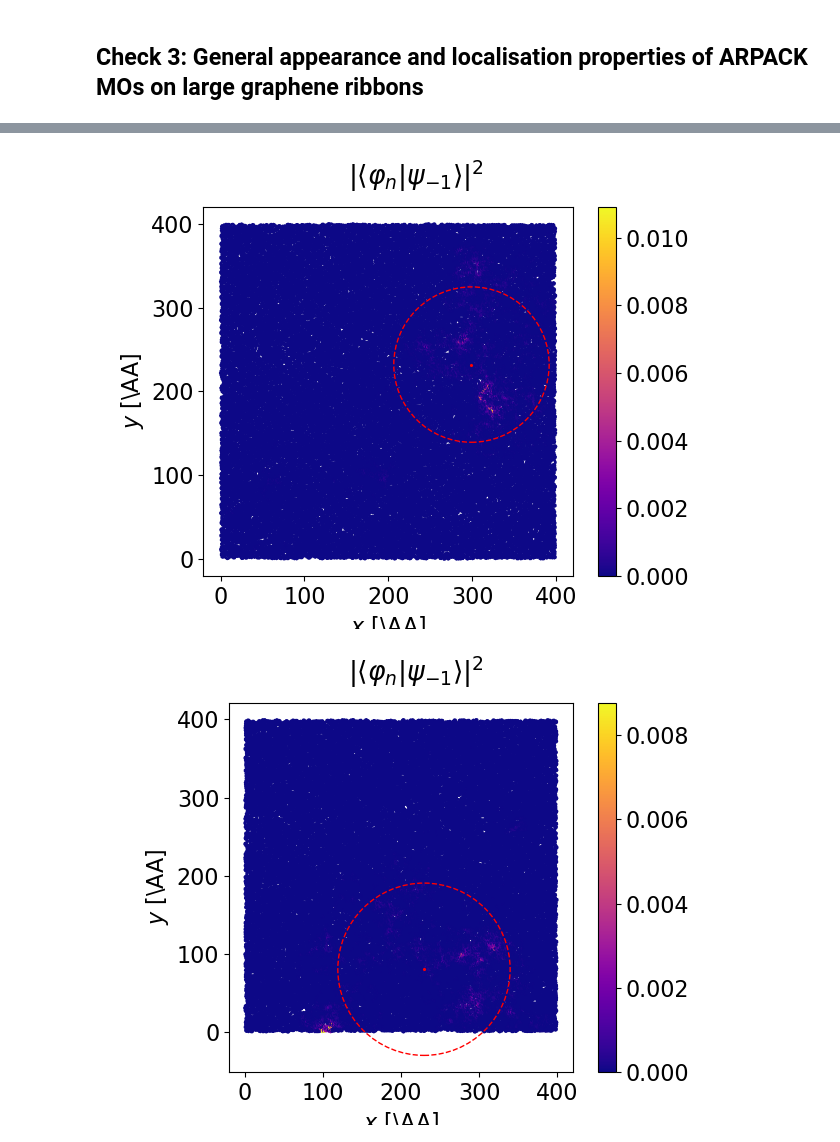
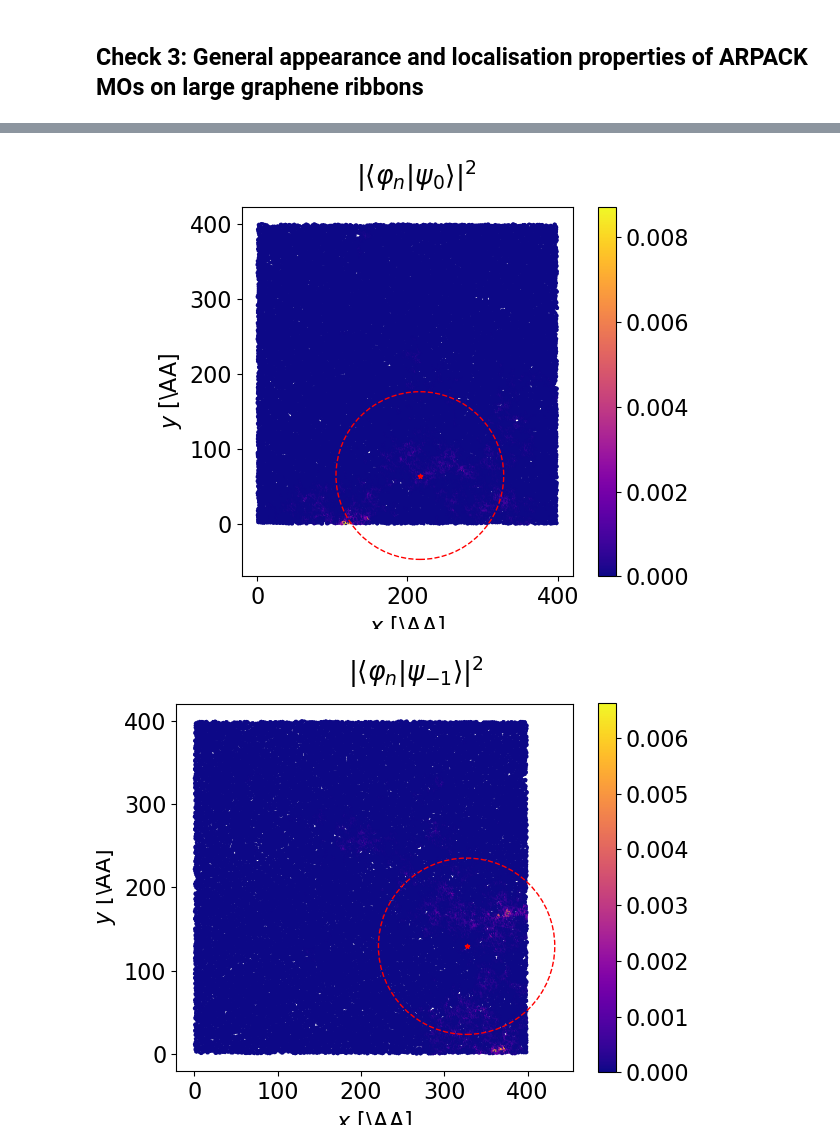
Before and after one commit to ngastellu/ArpackMAC, a Jupyter notebook: sanity_check.ipynb, the cells around one changed output, grey strips where cells are left out. Saved outputs shown, nothing was run; the diff lists cells and outputs as text; code cells hidden in the pictures.

```diff
--- a/sanity_check.ipynb
+++ b/sanity_check.ipynb
@@ -39,0 +59,10 @@ posarrs = get_pos(posdir,lbls)
+# %%
+nlbls = vir_lbls.shape[0]
+bandgaps = np.zeros(nlbls)
+for k, eoccs, evirts in zip(range(nlbls),e_arpack_occ, e_arpack_vir):
+    eHOMO = np.max(eoccs)
+    eLUMO = np.min(evirts)
+    bandgaps[k] = eLUMO - eHOMO
+
+
+print('Number of problematic structures = ', (bandgaps < 0).sum())
@@ -40,6 +129,11 @@ posarrs = get_pos(posdir,lbls)
 # %%
 from qcnico.qcplots import plot_MO
 
-for pos, M in zip(posarrs,MM):
-    plot_MO(pos,M,-1,dotsize=1.0,show_COM=True,show_rgyr=True,show=True,usetex=False)
+eps = 1e-14
+sample_inds = vir_lbls[(bandgaps < eps).nonzero()[0][:4]]
+rCC = 1.8
+
+for pos, Mocc, Mvir in zip(gen_pos(posdir, sample_inds,rCC),mos_arpack(Mdir_occ,sample_inds), mos_arpack(Mdir_vir,sample_inds)):
+    plot_MO(pos,Mocc,-1,dotsize=1.0,show_COM=True,show_rgyr=True,show=True,usetex=False)
+    plot_MO(pos,Mvir,0,dotsize=1.0,show_COM=True,show_rgyr=True,show=True,usetex=False)
 # %% [output]
@@ -47,2 +141,2 @@ for pos, M in zip(posarrs,MM):
-[figure, old version]
+[figure, new version]
-[figure, old version]
+[figure, new version]
```
Also changed, not shown: parts of 14 cells of this notebook, 13 other files.
